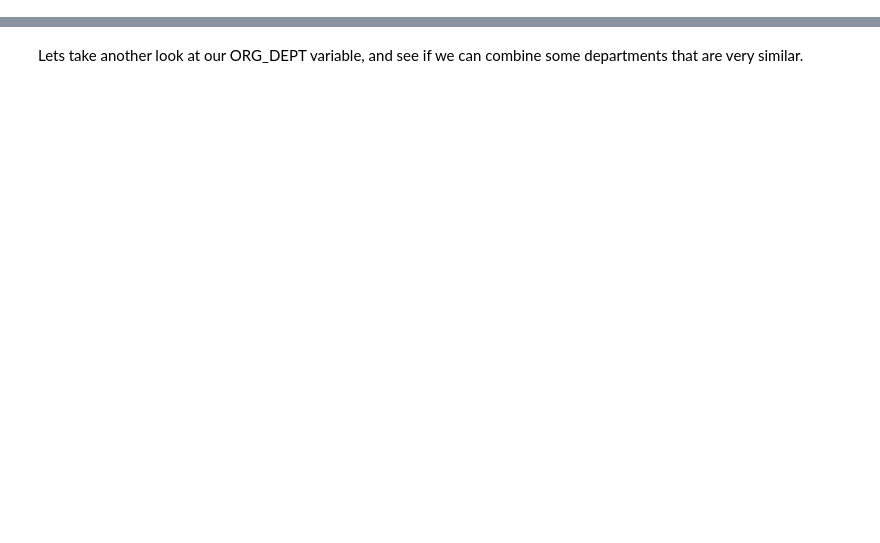
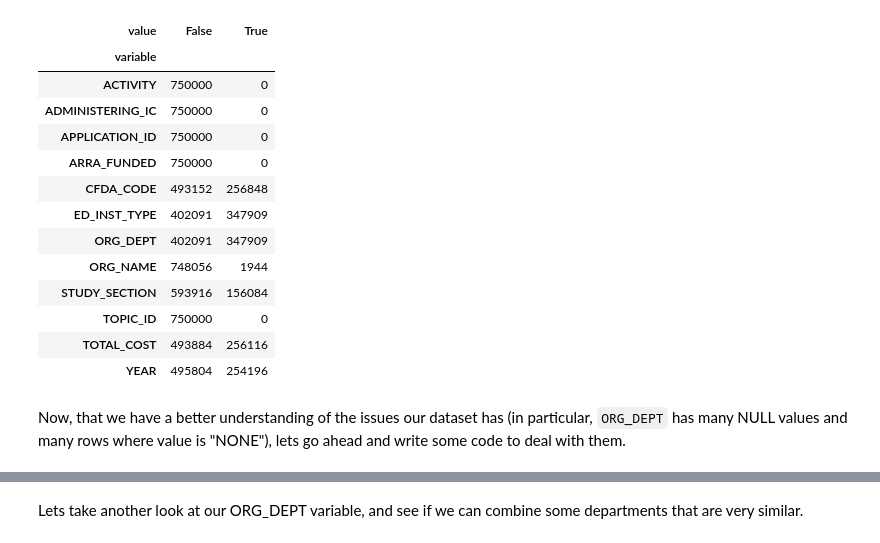
Before and after one commit to American-Institutes-for-Research/dsaa-cssip-big-data-workbooks, a Jupyter notebook: 07. Machine Learning/Machine Learning.ipynb, the cells around one changed output, grey strips where cells are left out. Drawn from its saved outputs; the diff is of its cells as text; code cells hidden in the pictures; blank space fills up the shorter version.

```diff
--- a/07. Machine Learning/Machine Learning.ipynb
+++ b/07. Machine Learning/Machine Learning.ipynb
@@ -180,0 +304,62 @@ print_null_freq(dataC)
+# %%
+def calc_null_frequencies( data_frame_IN ):
+
+    """
+    for a given DataFrame, calculates how many values for
+    each variable are null and returns the resulting table.
+    """
+
+    # return reference
+    null_frequencies_OUT = None
+
+    # declare variables
+    data_frame_long = None
+    variable_value_series = None
+    is_null_value_series = None
+    variable_name_series = None
+
+    # Use DataFrame.melt() to convert DataFrame table into long format
+    #   where every column value is its own row: variable names are in
+    #   column "variable", values are in column "value".
+    data_frame_long = pandas.melt( data_frame_IN )
+
+    # get Series that just contains column values
+    #value_series = data_frame_long.value # alternate dot (".") notation
+    variable_value_series = data_frame_long[ "value" ]
+
+    # Make a Series where position of each column value in Series
+    #    contains True if value was NULL or False if not.
+    is_null_value_series = variable_value_series.isnull()
+
+    # get Series of column names to match each of the values
+    #   (not distinct - one for each value - lots!)
+    # variable_name_series = data_frame_long.variable # alternate dot (".") notation
+    variable_name_series = data_frame_long[ "variable" ]
+
+    # ceate a dataframe that sums counts of non-null values ("False") to
+    #    null values ("True") for each column name.
+    null_frequencies_OUT = pandas.crosstab( variable_name_series, is_null_value_series )
+
+    return null_frequencies_OUT
+
+#-- END function calc_null_frequencies() --#
+# %%
+# Lets see what our NULL values look like
+calc_null_frequencies( data_frame )
+# %% [output]
+| value | False | True |
+| variable |  |  |
+| ACTIVITY | 750000 | 0 |
+| ADMINISTERING_IC | 750000 | 0 |
+| APPLICATION_ID | 750000 | 0 |
+| ARRA_FUNDED | 750000 | 0 |
+| CFDA_CODE | 493152 | 256848 |
+| ED_INST_TYPE | 402091 | 347909 |
+| ORG_DEPT | 402091 | 347909 |
+| ORG_NAME | 748056 | 1944 |
+| STUDY_SECTION | 593916 | 156084 |
+| TOPIC_ID | 750000 | 0 |
+| TOTAL_COST | 493884 | 256116 |
+| YEAR | 495804 | 254196 |
+# %% [markdown]
+Now, that we have a better understanding of the issues our dataset has (in particular, `ORG_DEPT` has many NULL values and many rows where value is "NONE"), lets go ahead and write some code to deal with them.
```
Also changed, not shown: parts of 115 cells of this notebook.
